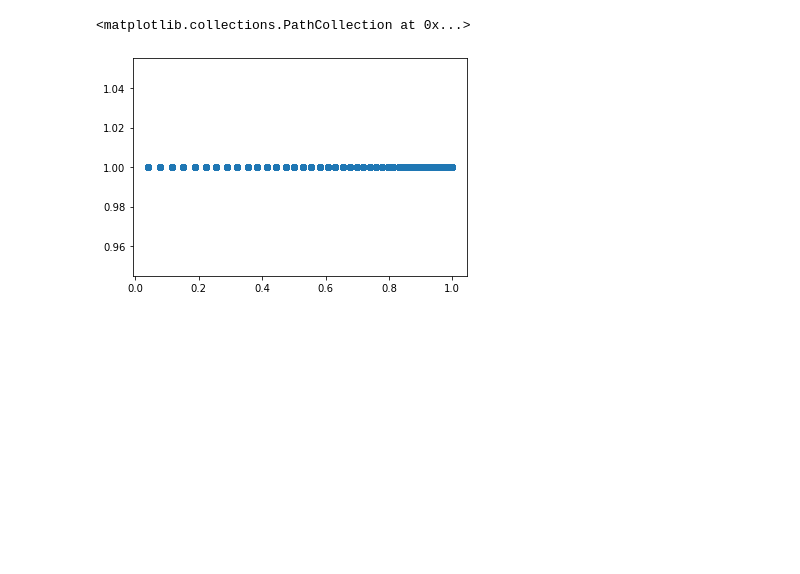
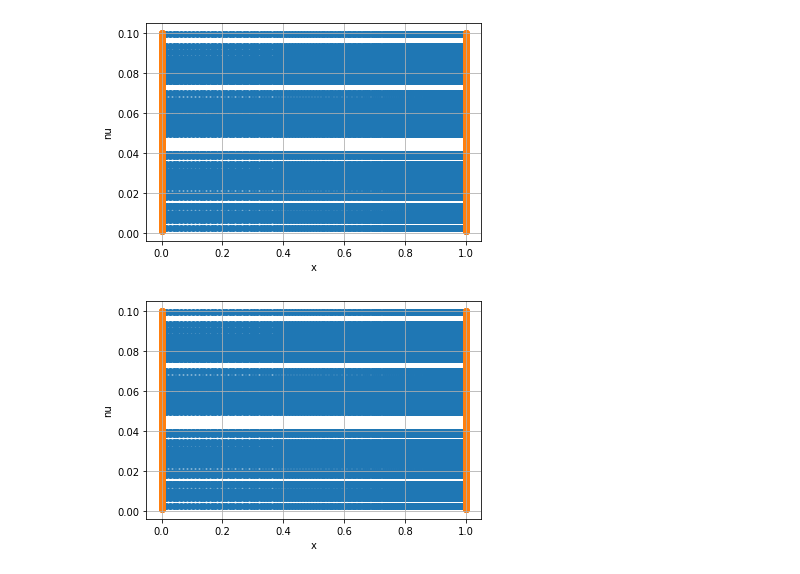
Before and after one commit to boschresearch/torchphysics, a Jupyter notebook: examples/sing_gest_rwa_U1.ipynb, the cells around one changed output. Drawn from its saved outputs; the diff is of its cells as text; code cells hidden in the pictures; blank space fills up the shorter version.

```diff
--- a/examples/sing_gest_rwa_U1.ipynb
+++ b/examples/sing_gest_rwa_U1.ipynb
@@ -201,7 +23,8 @@ nu0=  0.001  nu1=  0.1
-# %%
-import matplotlib.pyplot as plt
-p = setup.train_data['pde']['x']
-plt.scatter(p, np.ones_like(p))
-# %% [output]
-<matplotlib.collections.PathCollection at 0x...>
-[figure, removed]
+# %%
+X = tp.spaces.R1('x')
+NU = tp.spaces.R1('nu')
+P = tp.spaces.R1('p')
+
+
+space_domain = tp.domains.Interval(X, 0, L)
+nu_domain = tp.domains.Interval(NU, nu0, nu1)
@@ -207,0 +40,31 @@ plt.scatter(p, np.ones_like(p))
+# %%
+def boundary_fn(p):
+    return p - 1
+
+bound_sampler = tp.samplers.RandomUniformSampler(space_domain.boundary*nu_domain, n_points=3500)
+
+bound_cond = tp.conditions.PINNCondition(module=seq_model,
+                                         sampler=bound_sampler,
+                                         residual_fn=boundary_fn,
+                                         weight=500.0)
+# %%
+def pde(nu, p, x):
+    nu = nu_func(nu, p) # evaluate the viscosity
+    p_x  = tp.utils.grad(p, x)
+    p_xx = tp.utils.grad(p_x, x)
+    out = - nu*p_xx + p_x + p - 2
+    return out
+
+inner_sampler = tp.samplers.ExponentialIntervalSampler(space_domain, n_points=150, exponent=0.5)
+inner_sampler = inner_sampler.make_static()
+nu_sampler = tp.samplers.RandomUniformSampler(nu_domain, n_points=50)
+pde_sampler = inner_sampler * nu_sampler
+
+pde_cond = tp.conditions.PINNCondition(module=seq_model,
+                                       sampler=pde_sampler,
+                                       residual_fn=pde)
+# %%
+tp.utils.scatter(X*NU, pde_sampler, bound_sampler)
+# %% [output]
+[figure, added]
+[figure, added]
```
Also changed, not shown: parts of 21 cells of this notebook, 9 other files.
